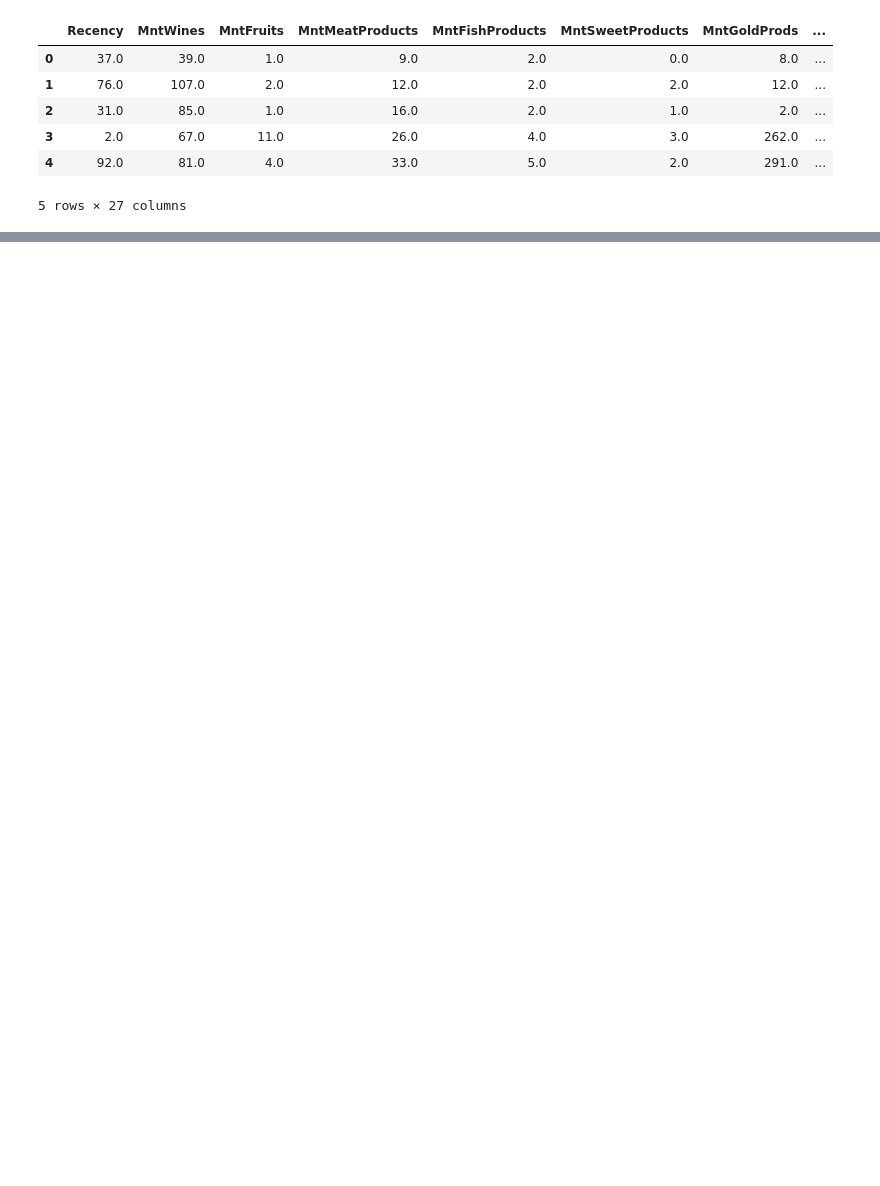
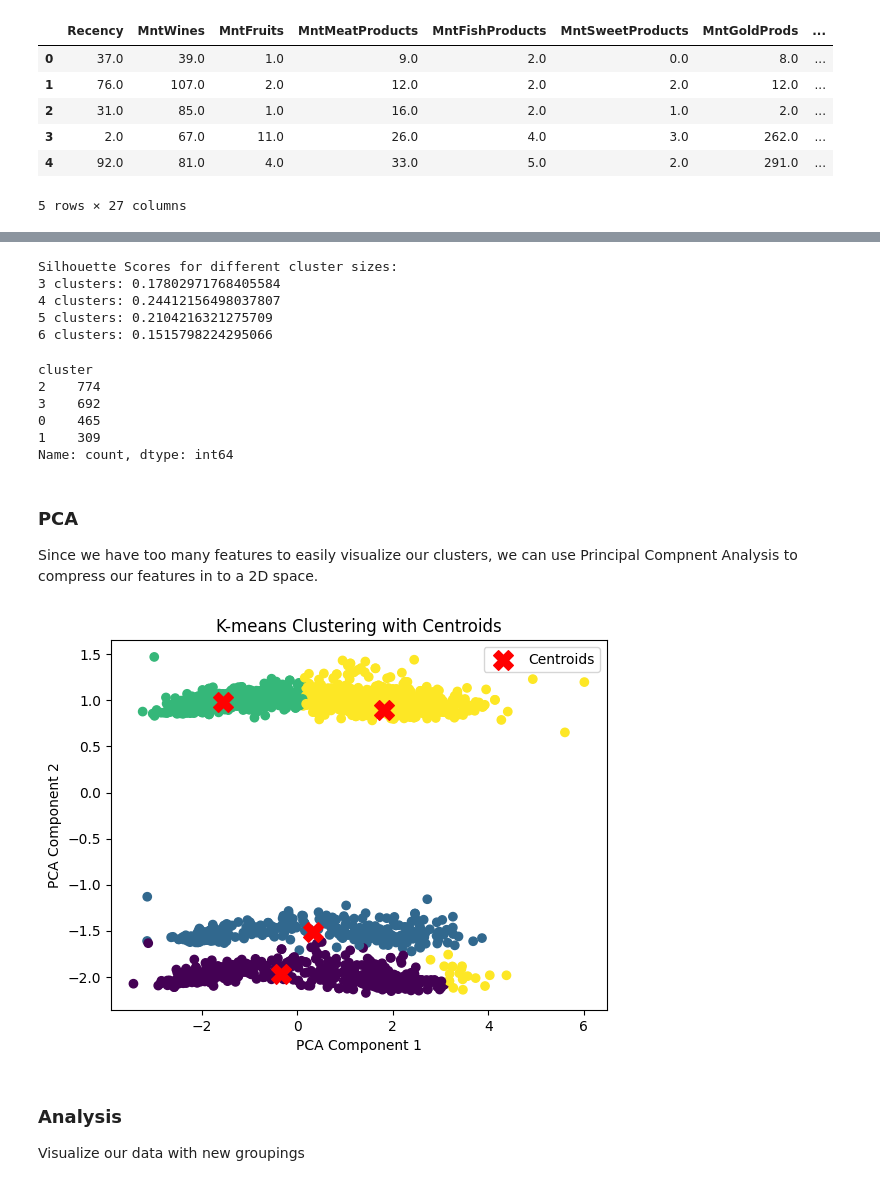
Before and after one commit to crudek-data/marketing-data-analysis, a Jupyter notebook: 2_customer_clustering.ipynb, the cells around one changed output, grey strips where cells are left out. Saved outputs shown, nothing was run; the diff lists cells and outputs as text; code cells hidden in the pictures; blank space fills up the shorter version.

```diff
--- a/2_customer_clustering.ipynb
+++ b/2_customer_clustering.ipynb
@@ -61,0 +240,69 @@ df.head()
+# %%
+# loop through k=3 to k=6 to determine best number of clusters
+silhouette_scores = {}
+
+for k in range(3, 7):
+    kmeans = KMeans(n_clusters=k, random_state=42)
+    cluster_labels = kmeans.fit_predict(df3)
+
+    # calculate silhouette score
+    sil_score = silhouette_score(df3, cluster_labels)
+    silhouette_scores[k] = sil_score
+
+# output all silhouette scores
+print("\nSilhouette Scores for different cluster sizes:")
+for k, score in silhouette_scores.items():
+    print(f'{k} clusters: {score}')
+# %% [output]
+Silhouette Scores for different cluster sizes:
+3 clusters: 0.17802971768405584
+4 clusters: 0.24412156498037807
+5 clusters: 0.2104216321275709
+6 clusters: 0.1515798224295066
+# %%
+df4 = df3.copy()
+
+# 3 clusters turned out to be the best based on silhouette scores
+final_kmeans = KMeans(n_clusters=4, random_state=42)
+
+# assign cluster labels to the DataFrame
+df4['cluster'] = final_kmeans.fit_predict(df4)
+
+# cluster counts
+cluster_counts = df4['cluster'].value_counts()
+print(cluster_counts)
+# %% [output]
+cluster
+2    774
+3    692
+0    465
+1    309
+Name: count, dtype: int64
+# %% [markdown]
+### PCA
+
+Since we have too many features to easily visualize our clusters, we can use Principal Compnent Analysis to compress our features in to a 2D space.
+# %%
+# Apply PCA to reduce data to 2D, drop 'cluster' before performing PCA
+pca = PCA(n_components=2)
+# Drop the 'cluster' column from df_transformed
+reduced_data = pca.fit_transform(df3)
+
+# Assuming `final_kmeans` is your fitted KMeans model and `scaled_data` is the DataFrame you used for PCA
+centroids = final_kmeans.cluster_centers_  # This should be the same shape as your scaled data
+centroids_pca = pca.transform(centroids)  # Transform the centroids using PCA
+
+# Now you can plot the centroids along with your clusters
+plt.scatter(reduced_data[:, 0], reduced_data[:, 1], c=final_kmeans.labels_)
+plt.scatter(centroids_pca[:, 0], centroids_pca[:, 1], marker='X', s=200, color='red', label='Centroids')
+plt.title('K-means Clustering with Centroids')
+plt.xlabel('PCA Component 1')
+plt.ylabel('PCA Component 2')
+plt.legend()
+plt.show()
+# %% [output]
+[figure, added]
+# %% [markdown]
+### Analysis
+
+Visualize our data with new groupings
```
Also changed, not shown: parts of 14 cells of this notebook, 1 other file.
